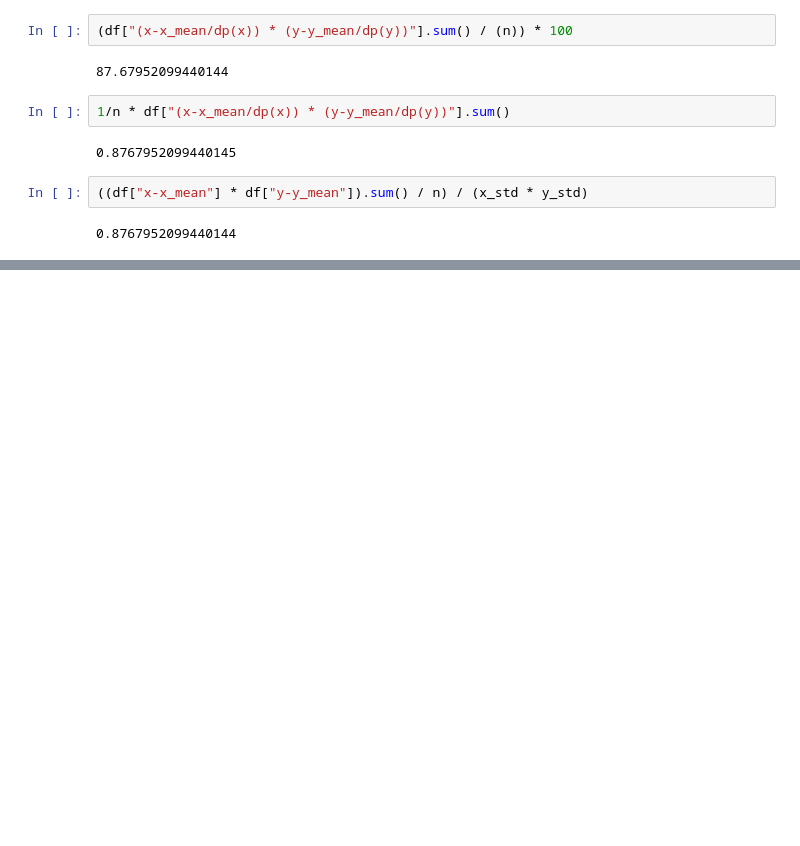
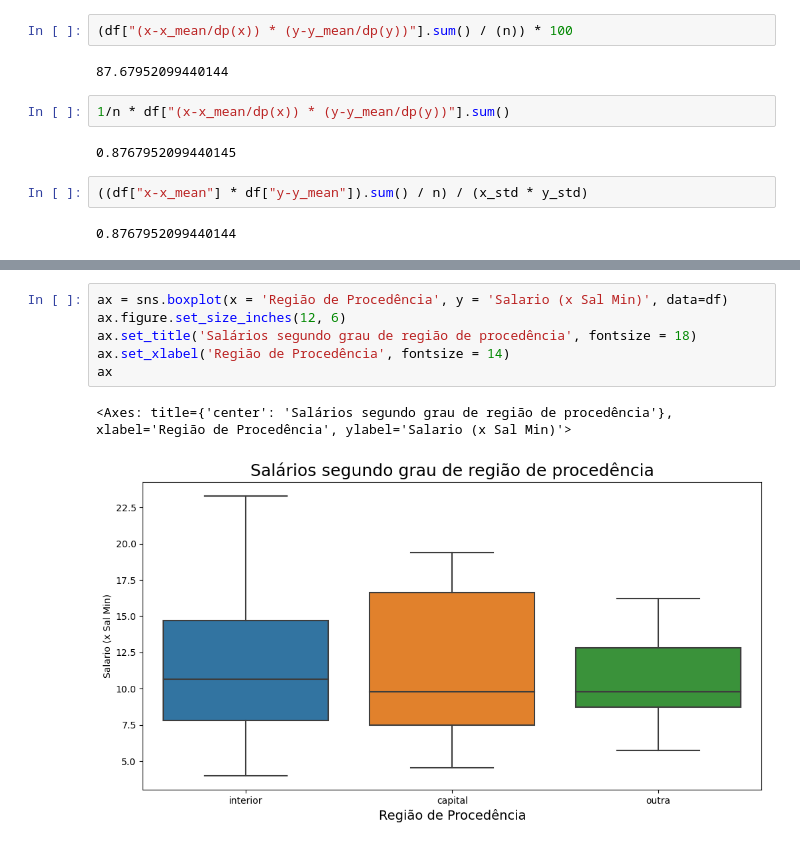
Before and after one commit to BrunoOlivei/estatistica, a Jupyter notebook: Estatística Básica/4_analise_bidimensional.ipynb, the cells around one changed output, grey strips where cells are left out. Cells and saved outputs as stored; diff of their text form; blank space fills up the shorter version.

```diff
--- a/Estatística Básica/4_analise_bidimensional.ipynb
+++ b/Estatística Básica/4_analise_bidimensional.ipynb
@@ -341,0 +410,9 @@ df
+# %%
+ax = sns.boxplot(x = 'Região de Procedência', y = 'Salario (x Sal Min)', data=df)
+ax.figure.set_size_inches(12, 6)
+ax.set_title('Salários segundo grau de região de procedência', fontsize = 18)
+ax.set_xlabel('Região de Procedência', fontsize = 14)
+ax
+# %% [output]
+<Axes: title={'center': 'Salários segundo grau de região de procedência'}, xlabel='Região de Procedência', ylabel='Salario (x Sal Min)'>
+[figure, added]
```
Also changed, not shown: parts of 8 cells of this notebook, 2 other files.
